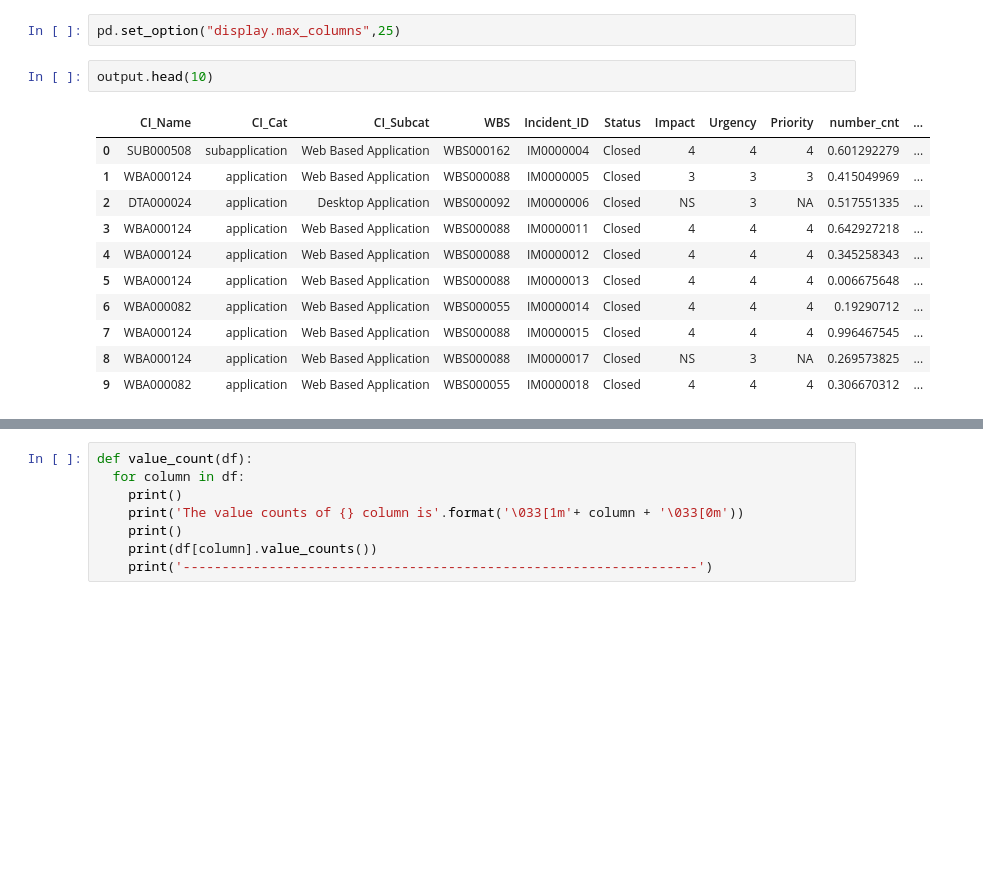
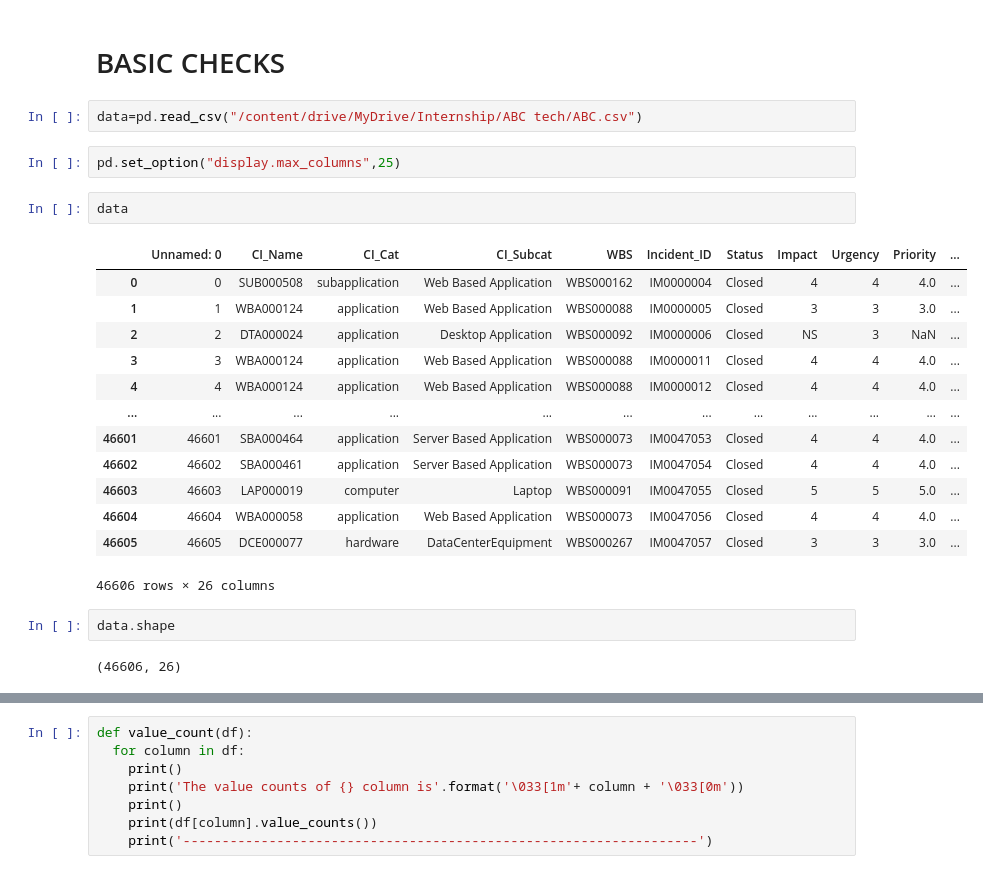
Before and after one commit to SHASHANKV9611/ABC-Tech-ITSM---ML, a Jupyter notebook: ABC_Tech.ipynb, the cells around one changed output, grey strips where cells are left out. Saved outputs shown, nothing was run; the diff lists cells and outputs as text; blank space fills up the shorter version.

```diff
--- a/ABC_Tech.ipynb
+++ b/ABC_Tech.ipynb
@@ -66,16 +116,26 @@ output
+# %% [markdown]
+# BASIC CHECKS
+# %%
+data=pd.read_csv("/content/drive/MyDrive/Internship/ABC tech/ABC.csv")
 # %%
 pd.set_option("display.max_columns",25)
-# %%
-output.head(10)
-# %% [output]
-|  | CI_Name | CI_Cat | CI_Subcat | WBS | Incident_ID | Status | Impact | Urgency | Priority | number_cnt | ... |
-| 0 | SUB000508 | subapplication | Web Based Application | WBS000162 | IM0000004 | Closed | 4 | 4 | 4 | 0.601292279 | ... |
-| 1 | WBA000124 | application | Web Based Application | WBS000088 | IM0000005 | Closed | 3 | 3 | 3 | 0.415049969 | ... |
-| 2 | DTA000024 | application | Desktop Application | WBS000092 | IM0000006 | Closed | NS | 3 | NA | 0.517551335 | ... |
-| 3 | WBA000124 | application | Web Based Application | WBS000088 | IM0000011 | Closed | 4 | 4 | 4 | 0.642927218 | ... |
-| 4 | WBA000124 | application | Web Based Application | WBS000088 | IM0000012 | Closed | 4 | 4 | 4 | 0.345258343 | ... |
-| 5 | WBA000124 | application | Web Based Application | WBS000088 | IM0000013 | Closed | 4 | 4 | 4 | 0.006675648 | ... |
-| 6 | WBA000082 | application | Web Based Application | WBS000055 | IM0000014 | Closed | 4 | 4 | 4 | 0.19290712 | ... |
-| 7 | WBA000124 | application | Web Based Application | WBS000088 | IM0000015 | Closed | 4 | 4 | 4 | 0.996467545 | ... |
-| 8 | WBA000124 | application | Web Based Application | WBS000088 | IM0000017 | Closed | NS | 3 | NA | 0.269573825 | ... |
-| 9 | WBA000082 | application | Web Based Application | WBS000055 | IM0000018 | Closed | 4 | 4 | 4 | 0.306670312 | ... |
+# %%
+data
+# %% [output]
+|  | Unnamed: 0 | CI_Name | CI_Cat | CI_Subcat | WBS | Incident_ID | Status | Impact | Urgency | Priority | ... |
+| 0 | 0 | SUB000508 | subapplication | Web Based Application | WBS000162 | IM0000004 | Closed | 4 | 4 | 4.0 | ... |
+| 1 | 1 | WBA000124 | application | Web Based Application | WBS000088 | IM0000005 | Closed | 3 | 3 | 3.0 | ... |
+| 2 | 2 | DTA000024 | application | Desktop Application | WBS000092 | IM0000006 | Closed | NS | 3 | NaN | ... |
+| 3 | 3 | WBA000124 | application | Web Based Application | WBS000088 | IM0000011 | Closed | 4 | 4 | 4.0 | ... |
+| 4 | 4 | WBA000124 | application | Web Based Application | WBS000088 | IM0000012 | Closed | 4 | 4 | 4.0 | ... |
+| ... | ... | ... | ... | ... | ... | ... | ... | ... | ... | ... | ... |
+| 46601 | 46601 | SBA000464 | application | Server Based Application | WBS000073 | IM0047053 | Closed | 4 | 4 | 4.0 | ... |
+| 46602 | 46602 | SBA000461 | application | Server Based Application | WBS000073 | IM0047054 | Closed | 4 | 4 | 4.0 | ... |
+| 46603 | 46603 | LAP000019 | computer | Laptop | WBS000091 | IM0047055 | Closed | 5 | 5 | 5.0 | ... |
+| 46604 | 46604 | WBA000058 | application | Web Based Application | WBS000073 | IM0047056 | Closed | 4 | 4 | 4.0 | ... |
+| 46605 | 46605 | DCE000077 | hardware | DataCenterEquipment | WBS000267 | IM0047057 | Closed | 3 | 3 | 3.0 | ... |
+46606 rows × 26 columns
+# %%
+data.shape
+# %% [output]
+(46606, 26)
```
Also changed, not shown: parts of 25 cells of this notebook.
